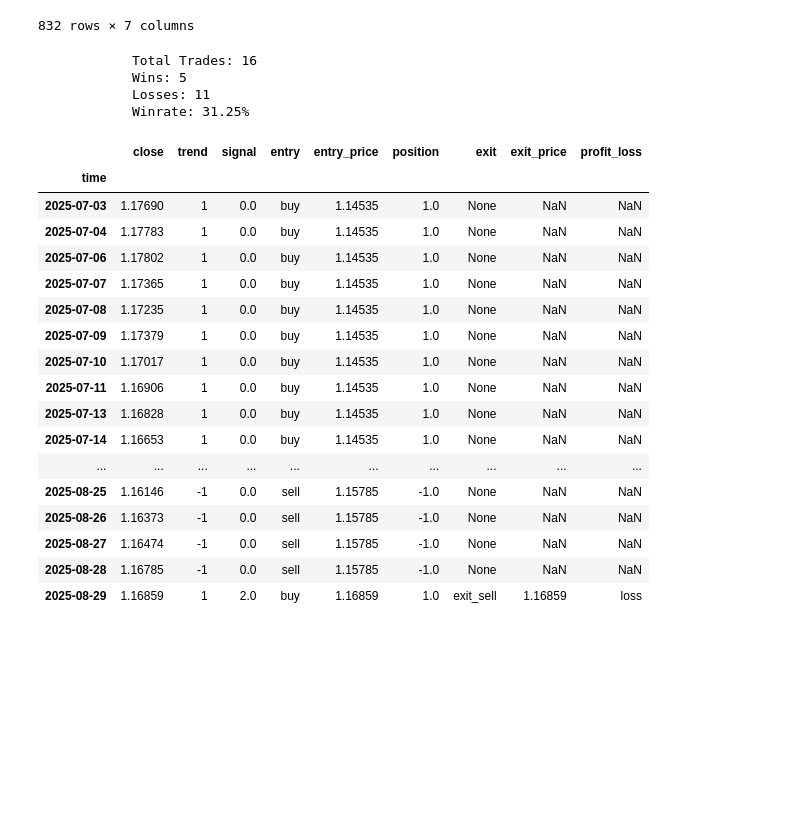
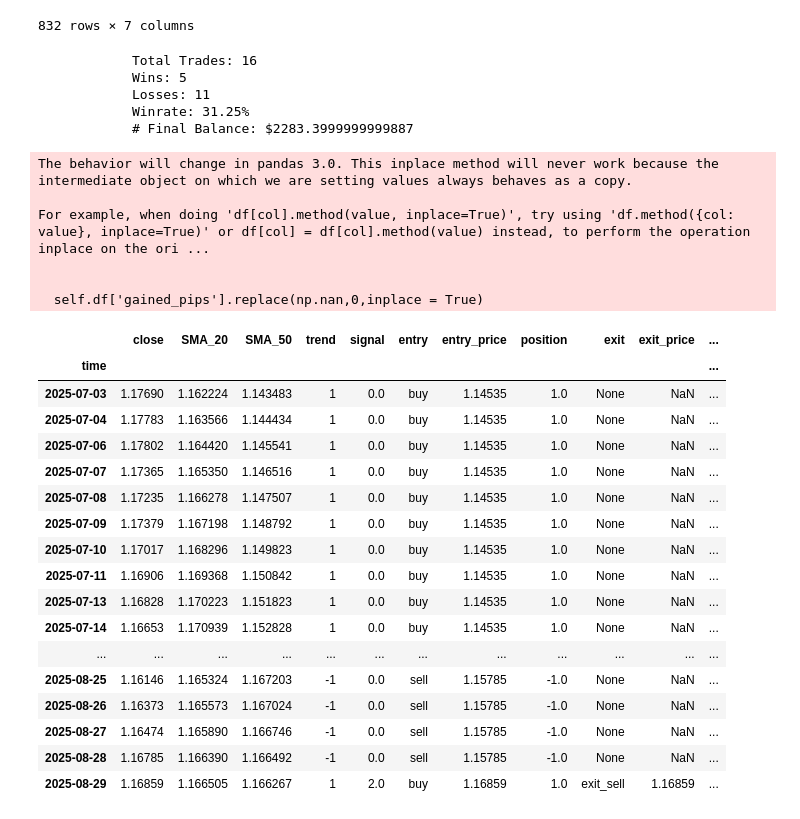
Before and after one commit to ErickNgumo/SMA-CrossOver-EURUSD-strategy, a Jupyter notebook: SMA_Crossover_Strategy.ipynb, the cells around one changed output. Saved outputs shown, nothing was run; the diff lists cells and outputs as text; code cells hidden in the pictures; blank space fills up the shorter version.

Commit message:
Added a initial capital and final capital after backtest

```diff
--- a/SMA_Crossover_Strategy.ipynb
+++ b/SMA_Crossover_Strategy.ipynb
@@ -33,6 +33,8 @@ df
 class backtester:
     def __init__(self, df):
         self.df = df.copy()
+        self.initial_balance = 10000
+        self.lot_size = 2
 
 
     #Calculate SMA_20
@@ -131,6 +133,16 @@ class backtester:
             'profit_loss'
         ] = 'loss'
 
+    def gained_pips(self):
+        #set pnl to zero
+        # Gained pips for a buy order
+        self.df.loc[(self.df['entry'].shift(1) == 'buy'), 'gained_pips'] = (self.df['exit_price'] - self.df['entry_price'].shift(1)) * 10000
+        #Gained pips for a sell order
+        self.df.loc[(self.df['entry'].shift(1) == 'sell'), 'gained_pips'] =(self.df['entry_price'].shift(1) - self.df['exit_price']) * 10000
+        self.df['gained_pips'].replace(np.nan,0,inplace = True)
+
+
+
     def metrics(self):
         #winrate
 
@@ -140,12 +152,19 @@ class backtester:
 
         winrate = wins/total_trades * 100 if total_trades > 0 else 0
 
+        #calculate profit
+        self.df['pnl'] = self.df['gained_pips'] * self.lot_size
+        total_profit = self.df['pnl'].sum()
+
+
+
         #Display metrics
         print(f'''
             Total Trades: {total_trades}
             Wins: {wins}
             Losses: {losses}
             Winrate: {winrate}%
+            # Final Balance: ${total_profit}
 
             ''')
 
@@ -157,32 +176,40 @@ class backtester:
         self.entry()
         self.exit()
         self.calculate_profit_loss()
+        self.gained_pips()
         self.metrics()
         return self.df
 # %%
 bt = backtester(df)
 result = bt.run()
-result[['close','SMA_20','SMA_50','trend','signal','entry','entry_price','position','exit','exit_price','profit_loss']].tail(50)
+result[['close','SMA_20','SMA_50','trend','signal','entry','entry_price','position','exit','exit_price','gained_pips','pnl','profit_loss']].tail(50)
 # %% [output]
             Total Trades: 16
             Wins: 5
             Losses: 11
             Winrate: 31.25%
+            # Final Balance: $2283.3999999999887
+The behavior will change in pandas 3.0. This inplace method will never work because the intermediate object on which we are setting values always behaves as a copy.
+
+For example, when doing 'df[col].method(value, inplace=True)', try using 'df.method({col: value}, inplace=True)' or df[col] = df[col].method(value) instead, to perform the operation inplace on the ori ...
+
+
+  self.df['gained_pips'].replace(np.nan,0,inplace = True)
-|  | close | trend | signal | entry | entry_price | position | exit | exit_price | profit_loss |
-| time |  |  |  |  |  |  |  |  |  |
-| 2025-07-03 | 1.17690 | 1 | 0.0 | buy | 1.14535 | 1.0 | None | NaN | NaN |
-| 2025-07-04 | 1.17783 | 1 | 0.0 | buy | 1.14535 | 1.0 | None | NaN | NaN |
-| 2025-07-06 | 1.17802 | 1 | 0.0 | buy | 1.14535 | 1.0 | None | NaN | NaN |
-| 2025-07-07 | 1.17365 | 1 | 0.0 | buy | 1.14535 | 1.0 | None | NaN | NaN |
-| 2025-07-08 | 1.17235 | 1 | 0.0 | buy | 1.14535 | 1.0 | None | NaN | NaN |
-| 2025-07-09 | 1.17379 | 1 | 0.0 | buy | 1.14535 | 1.0 | None | NaN | NaN |
-| 2025-07-10 | 1.17017 | 1 | 0.0 | buy | 1.14535 | 1.0 | None | NaN | NaN |
-| 2025-07-11 | 1.16906 | 1 | 0.0 | buy | 1.14535 | 1.0 | None | NaN | NaN |
-| 2025-07-13 | 1.16828 | 1 | 0.0 | buy | 1.14535 | 1.0 | None | NaN | NaN |
-| 2025-07-14 | 1.16653 | 1 | 0.0 | buy | 1.14535 | 1.0 | None | NaN | NaN |
-| ... | ... | ... | ... | ... | ... | ... | ... | ... | ... |
-| 2025-08-25 | 1.16146 | -1 | 0.0 | sell | 1.15785 | -1.0 | None | NaN | NaN |
-| 2025-08-26 | 1.16373 | -1 | 0.0 | sell | 1.15785 | -1.0 | None | NaN | NaN |
-| 2025-08-27 | 1.16474 | -1 | 0.0 | sell | 1.15785 | -1.0 | None | NaN | NaN |
-| 2025-08-28 | 1.16785 | -1 | 0.0 | sell | 1.15785 | -1.0 | None | NaN | NaN |
-| 2025-08-29 | 1.16859 | 1 | 2.0 | buy | 1.16859 | 1.0 | exit_sell | 1.16859 | loss |
+|  | close | SMA_20 | SMA_50 | trend | signal | entry | entry_price | position | exit | exit_price | ... |
+| time |  |  |  |  |  |  |  |  |  |  | ... |
+| 2025-07-03 | 1.17690 | 1.162224 | 1.143483 | 1 | 0.0 | buy | 1.14535 | 1.0 | None | NaN | ... |
+| 2025-07-04 | 1.17783 | 1.163566 | 1.144434 | 1 | 0.0 | buy | 1.14535 | 1.0 | None | NaN | ... |
+| 2025-07-06 | 1.17802 | 1.164420 | 1.145541 | 1 | 0.0 | buy | 1.14535 | 1.0 | None | NaN | ... |
+| 2025-07-07 | 1.17365 | 1.165350 | 1.146516 | 1 | 0.0 | buy | 1.14535 | 1.0 | None | NaN | ... |
+| 2025-07-08 | 1.17235 | 1.166278 | 1.147507 | 1 | 0.0 | buy | 1.14535 | 1.0 | None | NaN | ... |
+| 2025-07-09 | 1.17379 | 1.167198 | 1.148792 | 1 | 0.0 | buy | 1.14535 | 1.0 | None | NaN | ... |
+| 2025-07-10 | 1.17017 | 1.168296 | 1.149823 | 1 | 0.0 | buy | 1.14535 | 1.0 | None | NaN | ... |
+| 2025-07-11 | 1.16906 | 1.169368 | 1.150842 | 1 | 0.0 | buy | 1.14535 | 1.0 | None | NaN | ... |
+| 2025-07-13 | 1.16828 | 1.170223 | 1.151823 | 1 | 0.0 | buy | 1.14535 | 1.0 | None | NaN | ... |
+| 2025-07-14 | 1.16653 | 1.170939 | 1.152828 | 1 | 0.0 | buy | 1.14535 | 1.0 | None | NaN | ... |
+| ... | ... | ... | ... | ... | ... | ... | ... | ... | ... | ... | ... |
+| 2025-08-25 | 1.16146 | 1.165324 | 1.167203 | -1 | 0.0 | sell | 1.15785 | -1.0 | None | NaN | ... |
+| 2025-08-26 | 1.16373 | 1.165573 | 1.167024 | -1 | 0.0 | sell | 1.15785 | -1.0 | None | NaN | ... |
+| 2025-08-27 | 1.16474 | 1.165890 | 1.166746 | -1 | 0.0 | sell | 1.15785 | -1.0 | None | NaN | ... |
+| 2025-08-28 | 1.16785 | 1.166390 | 1.166492 | -1 | 0.0 | sell | 1.15785 | -1.0 | None | NaN | ... |
+| 2025-08-29 | 1.16859 | 1.166505 | 1.166267 | 1 | 2.0 | buy | 1.16859 | 1.0 | exit_sell | 1.16859 | ... |
```
